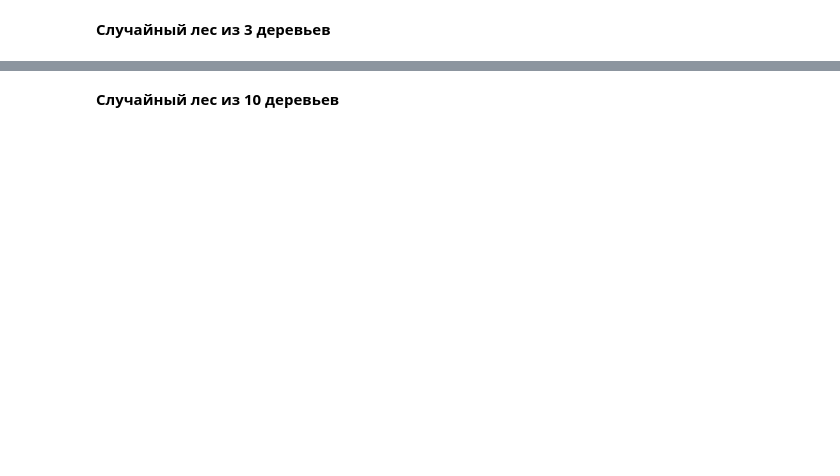
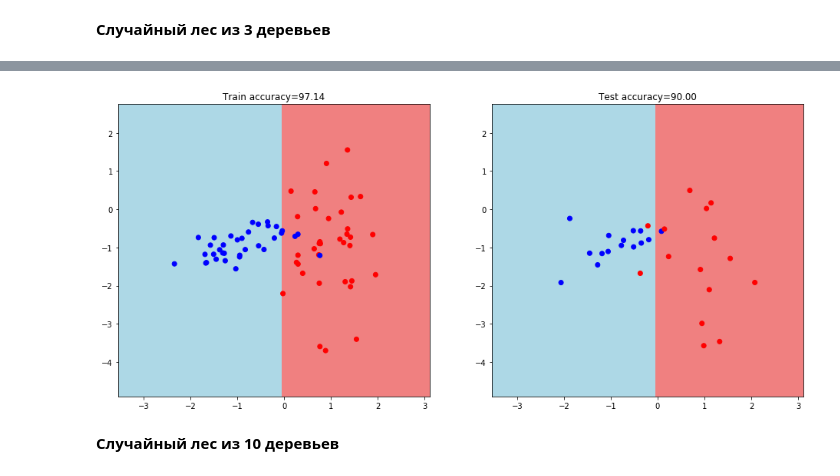
Before and after one commit to Zviad1990/Geek_Brains_HW, a Jupyter notebook: 7_Алгоритм анализа данных_HW/Lesson_5_HW.ipynb, the cells around one changed output, grey strips where cells are left out. Drawn from its saved outputs; the diff is of its cells as text; code cells hidden in the pictures; blank space fills up the shorter version.

```diff
--- a/7_Алгоритм анализа данных_HW/Lesson_5_practice.ipynb
+++ b/7_Алгоритм анализа данных_HW/Lesson_5_HW.ipynb
@@ -602,5 +603,0 @@ AttributeError: 'numpy.ndarray' object has no attribute 'index'
-# %%
-def get_meshgrid(data, step=.05, border=1.2):
-    x_min, x_max = data[:, 0].min() - border, data[:, 0].max() + border
-    y_min, ynnт_max = data[:, 1].min() - border, data[:, 1].max() + border
-    return np.meshgrid(np.arange(x_min, x_max, step), np.arange(y_min, y_max, step))
@@ -675,3 +628,28 @@ Wall time: 114 ms
+# %%
+def get_meshgrid(data, step=.05, border=1.2):
+    x_min, x_max = data[:, 0].min() - border, data[:, 0].max() + border
+    y_min, y_max = data[:, 1].min() - border, data[:, 1].max() + border
+    return np.meshgrid(np.arange(x_min, x_max, step), np.arange(y_min, y_max, step))
+
+plt.figure(figsize = (16, 7))
+
+# график обучающей выборки
+plt.subplot(1,2,1)
+xx, yy = get_meshgrid(train_data)
+# mesh_predictions = np.array(tree_vote(np.c_[xx.ravel(), yy.ravel()], my_forest_1)).reshape(xx.shape)
+mesh_predictions = np.array(tree_vote(my_forest_1, np.c_[xx.ravel(), yy.ravel()])).reshape(xx.shape)
+plt.pcolormesh(xx, yy, mesh_predictions, cmap = light_colors)
+plt.scatter(train_data[:, 0], train_data[:, 1], c
+            = train_labels, cmap = colors)
+plt.title(f'Train accuracy={train_accuracy:.2f}')
+
+# график тестовой выборки
+plt.subplot(1,2,2)
+plt.pcolormesh(xx, yy, mesh_predictions, cmap = light_colors)
+plt.scatter(test_data[:, 0], test_data[:, 1], c = test_labels, cmap = colors)
+plt.title(f'Test accuracy={test_accuracy:.2f}');
+# %% [output]
+[figure, added]
 # %% [markdown]
 **Случайный лес из 10 деревьев**
 # %%
```
Also changed, not shown: parts of 23 cells of this notebook.
